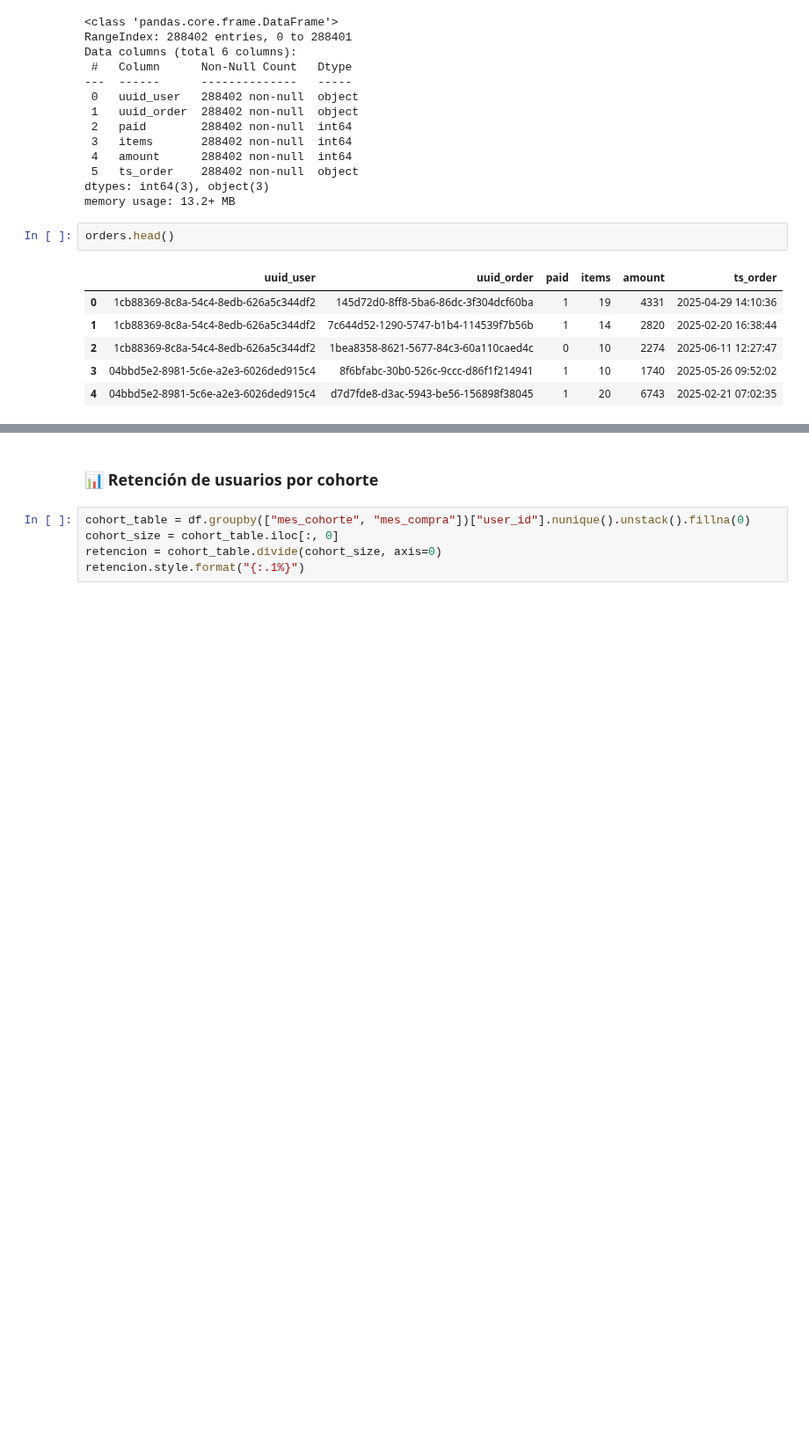
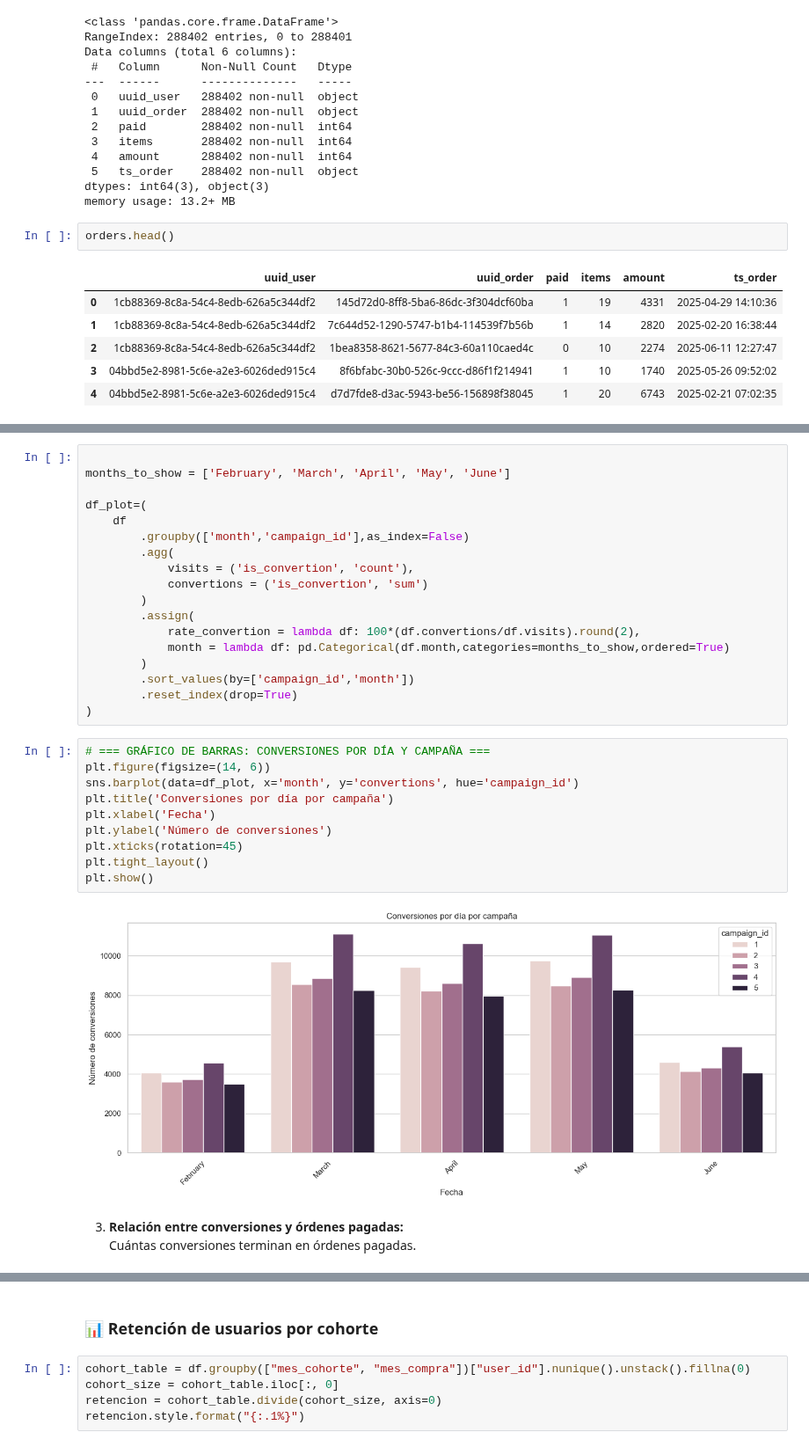
Before and after one commit to zyntonyson/bootcamp_ds_da, a Jupyter notebook: 09-da-analisis-negocio/19-Cohortes_Economia.ipynb, the cells around one changed output, grey strips where cells are left out. Shown at 88% size. Cells and saved outputs as stored; diff of their text form; blank space fills up the shorter version.

```diff
--- a/09-da-analisis-negocio/19-Cohortes_Economia.ipynb
+++ b/09-da-analisis-negocio/19-Cohortes_Economia.ipynb
@@ -254,0 +447,33 @@ df.head()
+# %%
+
+months_to_show = ['February', 'March', 'April', 'May', 'June']
+
+df_plot=(
+    df
+        .groupby(['month','campaign_id'],as_index=False)
+        .agg(
+            visits = ('is_convertion', 'count'),
+            convertions = ('is_convertion', 'sum')
+        )
+        .assign(
+            rate_convertion = lambda df: 100*(df.convertions/df.visits).round(2),
+            month = lambda df: pd.Categorical(df.month,categories=months_to_show,ordered=True)
+        )
+        .sort_values(by=['campaign_id','month'])
+        .reset_index(drop=True)
+)
+# %%
+# === GRÁFICO DE BARRAS: CONVERSIONES POR DÍA Y CAMPAÑA ===
+plt.figure(figsize=(14, 6))
+sns.barplot(data=df_plot, x='month', y='convertions', hue='campaign_id')
+plt.title('Conversiones por día por campaña')
+plt.xlabel('Fecha')
+plt.ylabel('Número de conversiones')
+plt.xticks(rotation=45)
+plt.tight_layout()
+plt.show()
+# %% [output]
+[figure, added]
+# %% [markdown]
+3. **Relación entre conversiones y órdenes pagadas:**
+   Cuántas conversiones terminan en órdenes pagadas.
```
Also changed, not shown: parts of 40 cells of this notebook.
